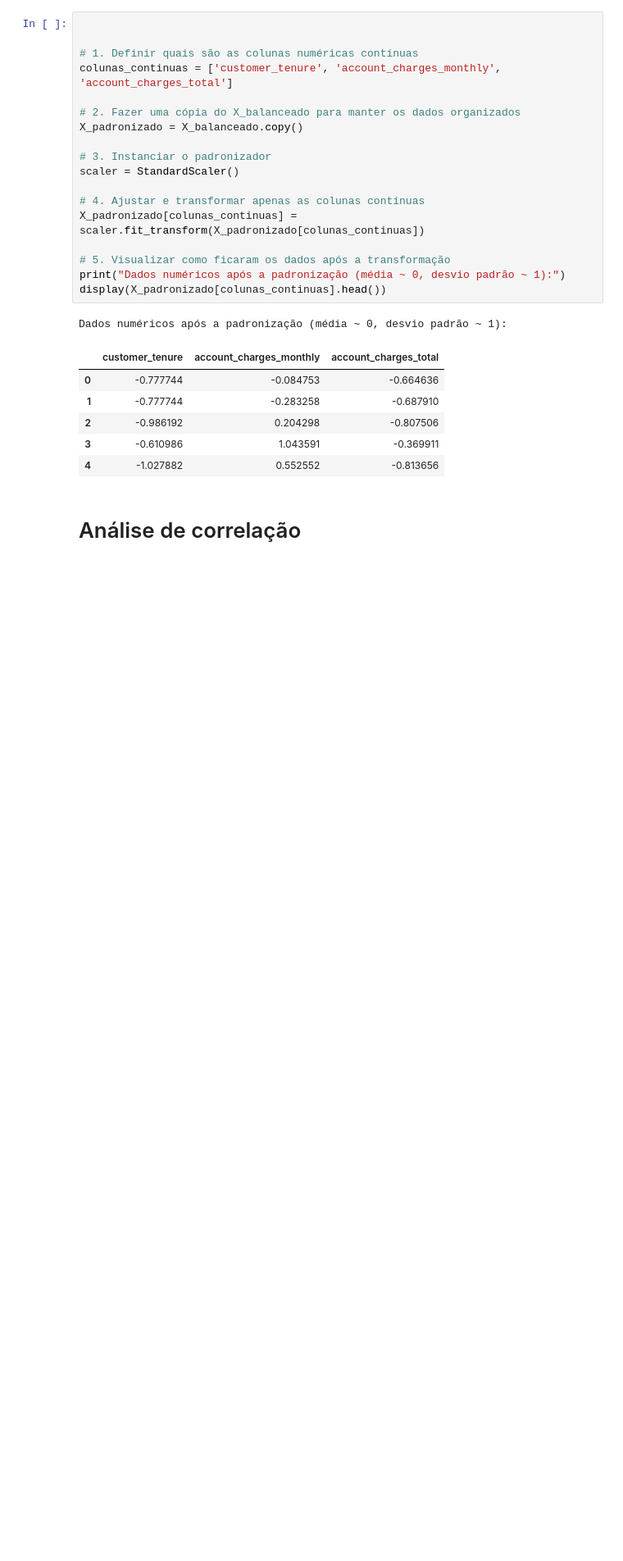
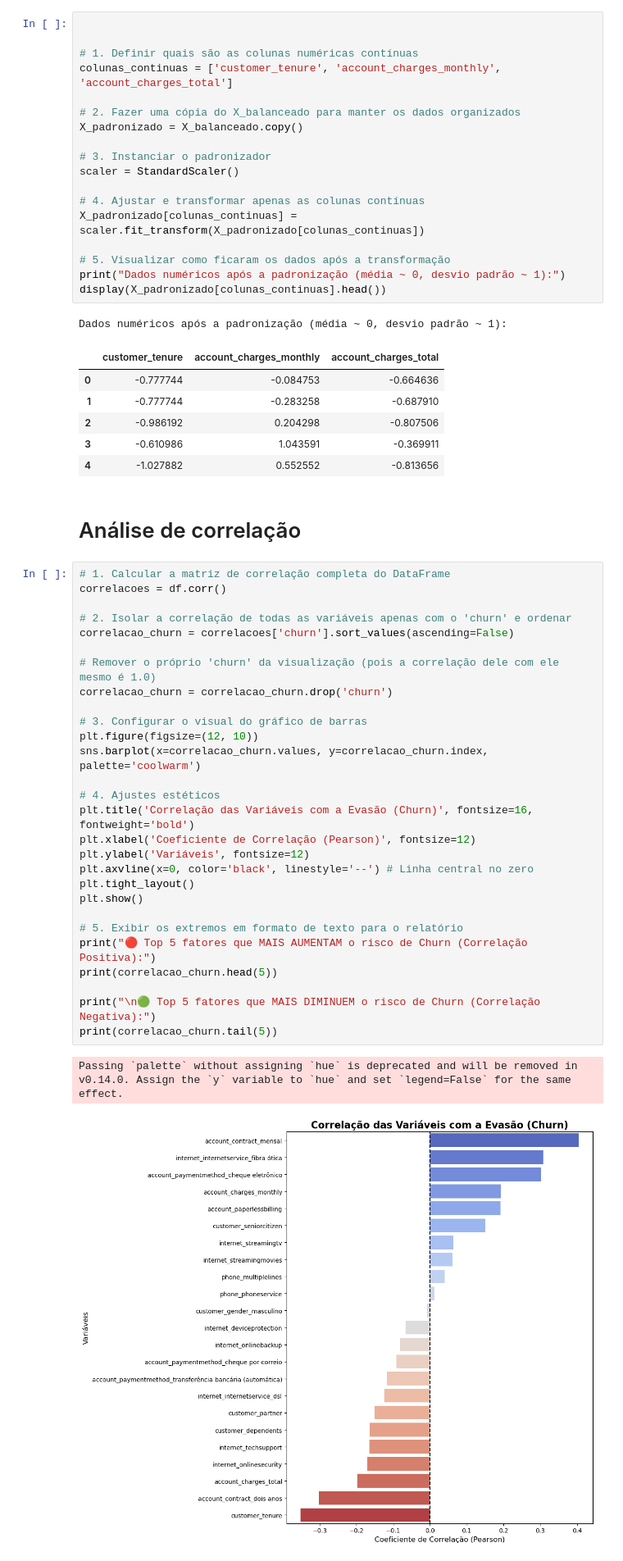
Before and after one commit to otaviorooliver/TelecomX2, a Jupyter notebook: TelecomX2.ipynb, the cells around one changed output. Shown at 82% size. Cells and saved outputs as stored; diff of their text form; blank space fills up the shorter version.

```diff
--- a/TelecomX2.ipynb
+++ b/TelecomX2.ipynb
@@ -170,3 +172,34 @@ Dados numéricos após a padronização (média ~ 0, desvio padrão ~ 1):
 | 4 | -1.027882 | 0.552552 | -0.813656 |
 # %% [markdown]
 # Análise de correlação
+# %%
+# 1. Calcular a matriz de correlação completa do DataFrame
+correlacoes = df.corr()
+
+# 2. Isolar a correlação de todas as variáveis apenas com o 'churn' e ordenar
+correlacao_churn = correlacoes['churn'].sort_values(ascending=False)
+
+# Remover o próprio 'churn' da visualização (pois a correlação dele com ele mesmo é 1.0)
+correlacao_churn = correlacao_churn.drop('churn')
+
+# 3. Configurar o visual do gráfico de barras
+plt.figure(figsize=(12, 10))
+sns.barplot(x=correlacao_churn.values, y=correlacao_churn.index, palette='coolwarm')
+
+# 4. Ajustes estéticos
+plt.title('Correlação das Variáveis com a Evasão (Churn)', fontsize=16, fontweight='bold')
+plt.xlabel('Coeficiente de Correlação (Pearson)', fontsize=12)
+plt.ylabel('Variáveis', fontsize=12)
+plt.axvline(x=0, color='black', linestyle='--') # Linha central no zero
+plt.tight_layout()
+plt.show()
+
+# 5. Exibir os extremos em formato de texto para o relatório
+print("🔴 Top 5 fatores que MAIS AUMENTAM o risco de Churn (Correlação Positiva):")
+print(correlacao_churn.head(5))
+
+print("\n🟢 Top 5 fatores que MAIS DIMINUEM o risco de Churn (Correlação Negativa):")
+print(correlacao_churn.tail(5))
+# %% [output]
+Passing `palette` without assigning `hue` is deprecated and will be removed in v0.14.0. Assign the `y` variable to `hue` and set `legend=False` for the same effect.
+[figure, added]
```
Also changed, not shown: parts of 4 cells of this notebook.
